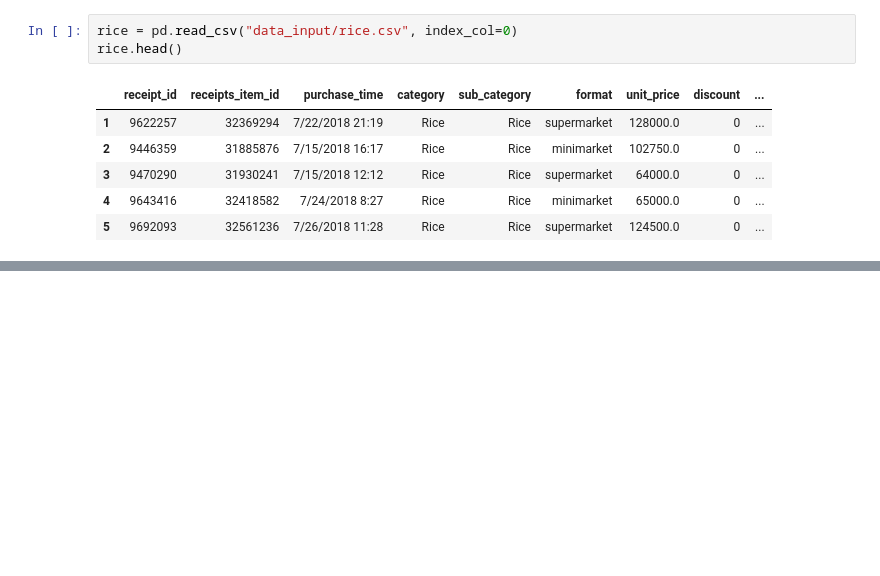
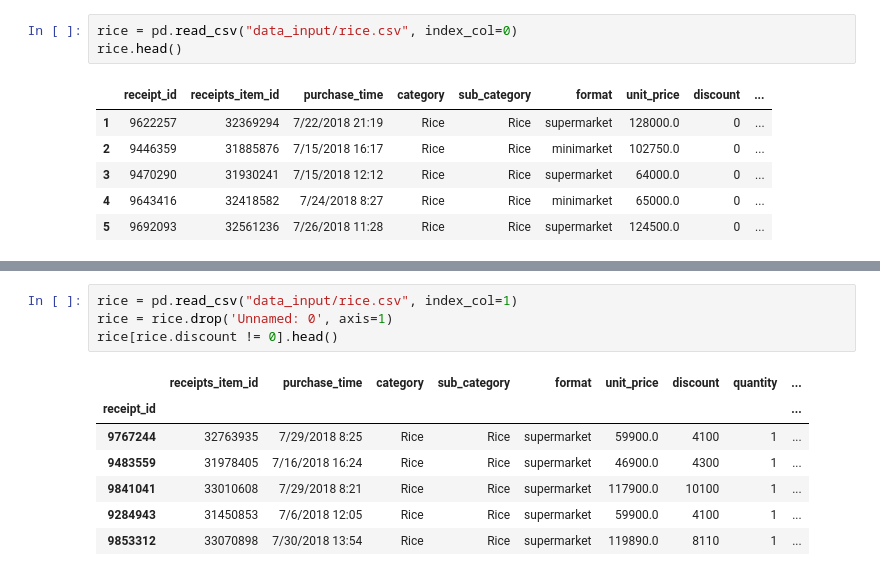
Before and after one commit to onlyphantom/dataanalysis, a Jupyter notebook: Python for Data Analysts.ipynb, the cells around one changed output, grey strips where cells are left out. Drawn from its saved outputs; the diff is of its cells as text; blank space fills up the shorter version.

```diff
--- a/Python for Data Analysts.ipynb
+++ b/Python for Data Analysts.ipynb
@@ -42,0 +403,12 @@ Column to use as the row labels of the DataFrame.
+# %%
+rice = pd.read_csv("data_input/rice.csv", index_col=1)
+rice = rice.drop('Unnamed: 0', axis=1)
+rice[rice.discount != 0].head()
+# %% [output]
+|  | receipts_item_id | purchase_time | category | sub_category | format | unit_price | discount | quantity | ... |
+| receipt_id |  |  |  |  |  |  |  |  | ... |
+| 9767244 | 32763935 | 7/29/2018 8:25 | Rice | Rice | supermarket | 59900.0 | 4100 | 1 | ... |
+| 9483559 | 31978405 | 7/16/2018 16:24 | Rice | Rice | supermarket | 46900.0 | 4300 | 1 | ... |
+| 9841041 | 33010608 | 7/29/2018 8:21 | Rice | Rice | supermarket | 117900.0 | 10100 | 1 | ... |
+| 9284943 | 31450853 | 7/6/2018 12:05 | Rice | Rice | supermarket | 59900.0 | 4100 | 1 | ... |
+| 9853312 | 33070898 | 7/30/2018 13:54 | Rice | Rice | supermarket | 119890.0 | 8110 | 1 | ... |
```
Also changed, not shown: parts of 70 cells of this notebook.
